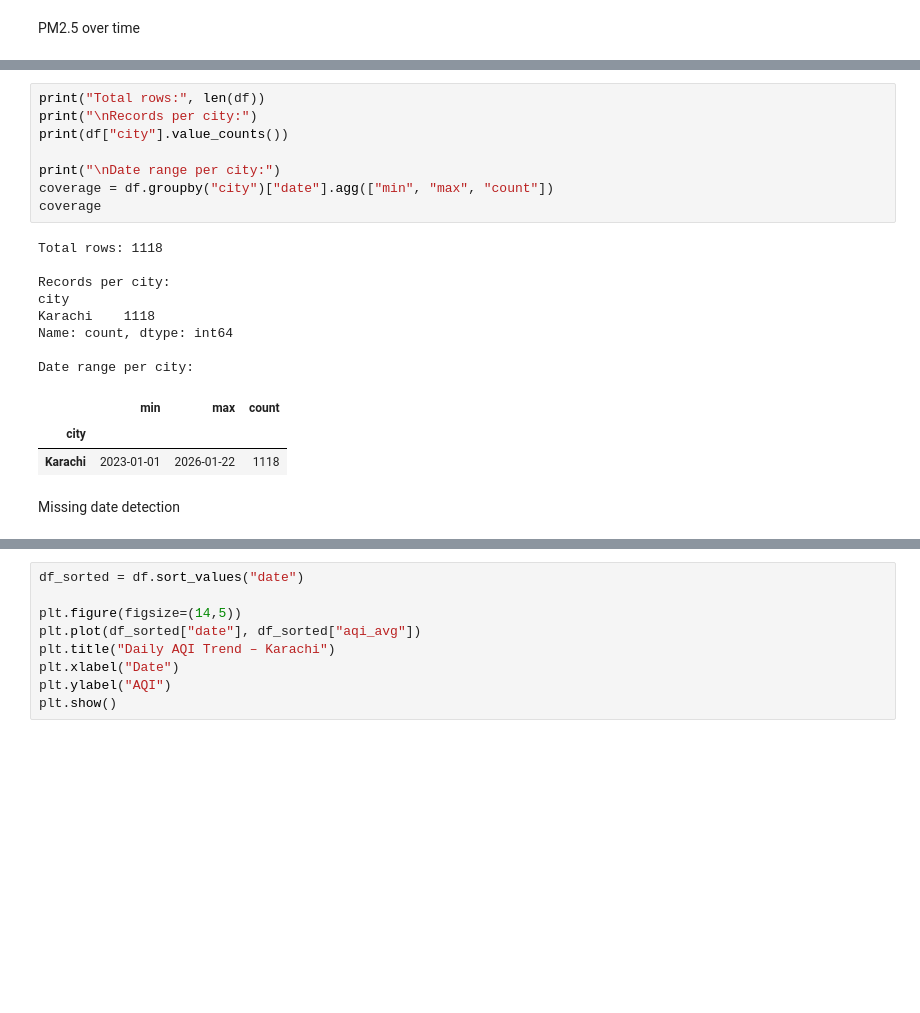
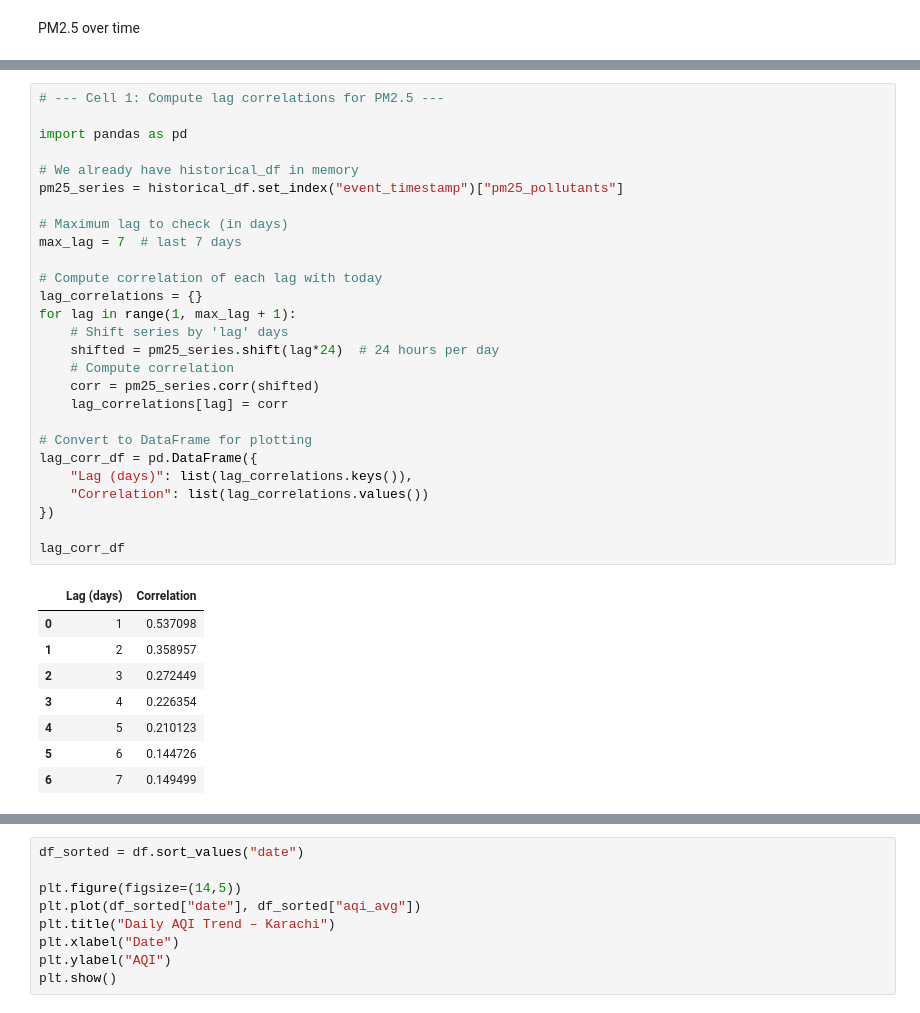
Before and after one commit to Nawab-Ahmed/aqi-forecasting-mlops, a Jupyter notebook: notebooks/eda.ipynb, the cells around one changed output, grey strips where cells are left out. Saved outputs shown, nothing was run; the diff lists cells and outputs as text; blank space fills up the shorter version.

```diff
--- a/notebooks/eda.ipynb
+++ b/notebooks/eda.ipynb
@@ -273,23 +340,37 @@ Volume, Coverage, Time Completeness
 # %%
-print("Total rows:", len(df))
-print("\nRecords per city:")
-print(df["city"].value_counts())
+# --- Cell 1: Compute lag correlations for PM2.5 ---
 
-print("\nDate range per city:")
-coverage = df.groupby("city")["date"].agg(["min", "max", "count"])
-coverage
+import pandas as pd
+
+# We already have historical_df in memory
+pm25_series = historical_df.set_index("event_timestamp")["pm25_pollutants"]
+
+# Maximum lag to check (in days)
+max_lag = 7  # last 7 days
+
+# Compute correlation of each lag with today
+lag_correlations = {}
+for lag in range(1, max_lag + 1):
+    # Shift series by 'lag' days
+    shifted = pm25_series.shift(lag*24)  # 24 hours per day
+    # Compute correlation
+    corr = pm25_series.corr(shifted)
+    lag_correlations[lag] = corr
+
+# Convert to DataFrame for plotting
+lag_corr_df = pd.DataFrame({
+    "Lag (days)": list(lag_correlations.keys()),
+    "Correlation": list(lag_correlations.values())
+})
+
+lag_corr_df
 # %% [output]
-Total rows: 1118
-
-Records per city:
-city
-Karachi    1118
-Name: count, dtype: int64
-
-Date range per city:
-|  | min | max | count |
-| city |  |  |  |
-| Karachi | 2023-01-01 | 2026-01-22 | 1118 |
+|  | Lag (days) | Correlation |
+| 0 | 1 | 0.537098 |
+| 1 | 2 | 0.358957 |
+| 2 | 3 | 0.272449 |
+| 3 | 4 | 0.226354 |
+| 4 | 5 | 0.210123 |
+| 5 | 6 | 0.144726 |
+| 6 | 7 | 0.149499 |
-# %% [markdown]
-Missing date detection
 # %%
```
Also changed, not shown: parts of 16 cells of this notebook.
